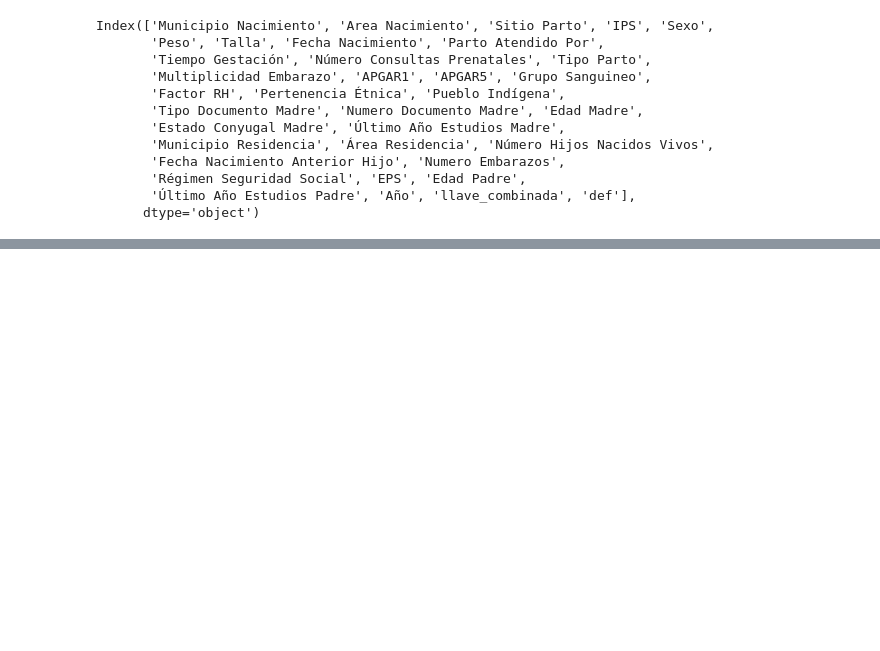
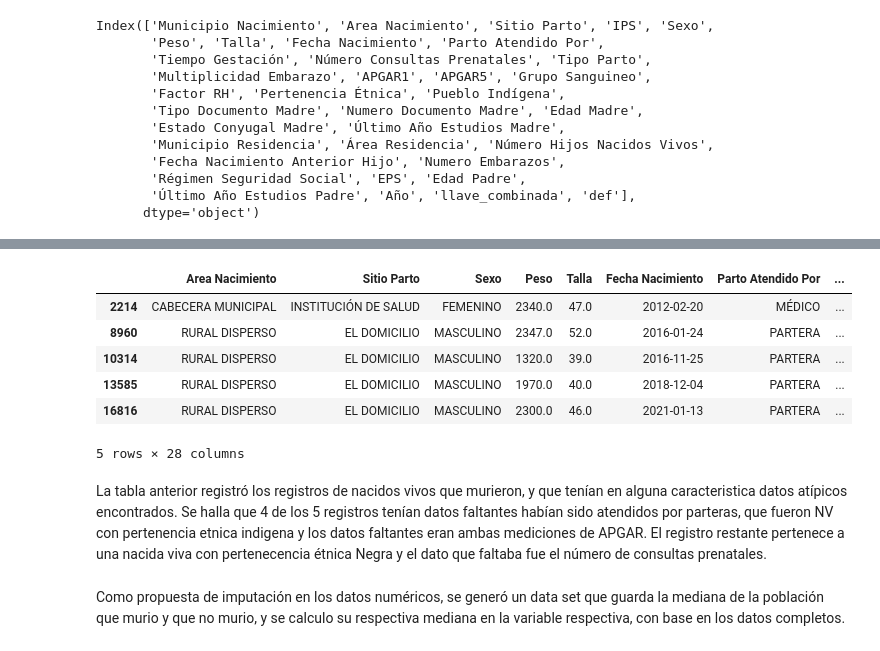
Before and after one commit to Estocastic/Hello-world, a Jupyter notebook: COD_BPN_V2.ipynb, the cells around one changed output, grey strips where cells are left out. Drawn from its saved outputs; the diff is of its cells as text; code cells hidden in the pictures; blank space fills up the shorter version.

```diff
--- a/COD_BPN_V2.ipynb
+++ b/COD_BPN_V2.ipynb
@@ -792,0 +890,21 @@ df_valle_nac.to_csv('/content/drive/My Drive/Datos_BPN2023/datos_generados_V2/df
+# %%
+atipicos = (df_desc['Talla'] > 90) | \
+  (df_desc['Tiempo Gestación'] > 90) | \
+  (df_desc['Número Consultas Prenatales'] > 90) | \
+  (df_desc['APGAR1'] > 90) | \
+  (df_desc['APGAR5'] > 90) | \
+  (df_desc['Numero Embarazos'] > 90)
+# %%
+df_desc[(df_desc['def'] == 1) & (atipicos)]
+# %% [output]
+|  | Area Nacimiento | Sitio Parto | Sexo | Peso | Talla | Fecha Nacimiento | Parto Atendido Por | ... |
+| 2214 | CABECERA MUNICIPAL | INSTITUCIÓN DE SALUD | FEMENINO | 2340.0 | 47.0 | 2012-02-20 | MÉDICO | ... |
+| 8960 | RURAL DISPERSO | EL DOMICILIO | MASCULINO | 2347.0 | 52.0 | 2016-01-24 | PARTERA | ... |
+| 10314 | RURAL DISPERSO | EL DOMICILIO | MASCULINO | 1320.0 | 39.0 | 2016-11-25 | PARTERA | ... |
+| 13585 | RURAL DISPERSO | EL DOMICILIO | MASCULINO | 1970.0 | 40.0 | 2018-12-04 | PARTERA | ... |
+| 16816 | RURAL DISPERSO | EL DOMICILIO | MASCULINO | 2300.0 | 46.0 | 2021-01-13 | PARTERA | ... |
+5 rows × 28 columns
+# %% [markdown]
+La tabla anterior registró los registros de nacidos vivos que murieron, y que tenían en alguna caracteristica datos atípicos encontrados. Se halla que 4 de los 5 registros tenían datos faltantes habían sido atendidos por parteras, que fueron NV con pertenencia etnica indigena y los datos faltantes eran ambas mediciones de APGAR. El registro restante pertenece a una nacida viva con pertenecencia étnica Negra y el dato que faltaba fue el número de consultas prenatales.
+# %% [markdown]
+Como propuesta de imputación en los datos numéricos, se generó un data set que guarda la mediana de la población que murio y que no murio, y se calculo su respectiva mediana en la variable respectiva, con base en los datos completos.
```
Also changed, not shown: parts of 60 cells of this notebook.
